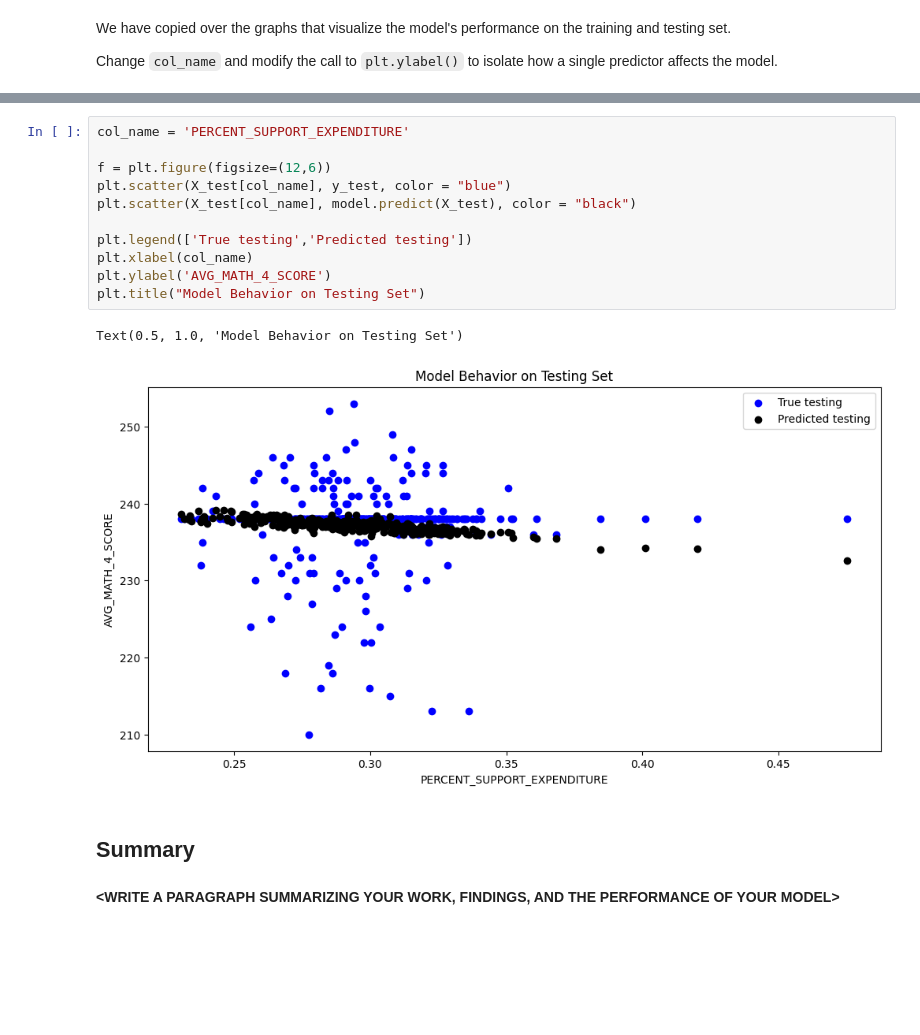
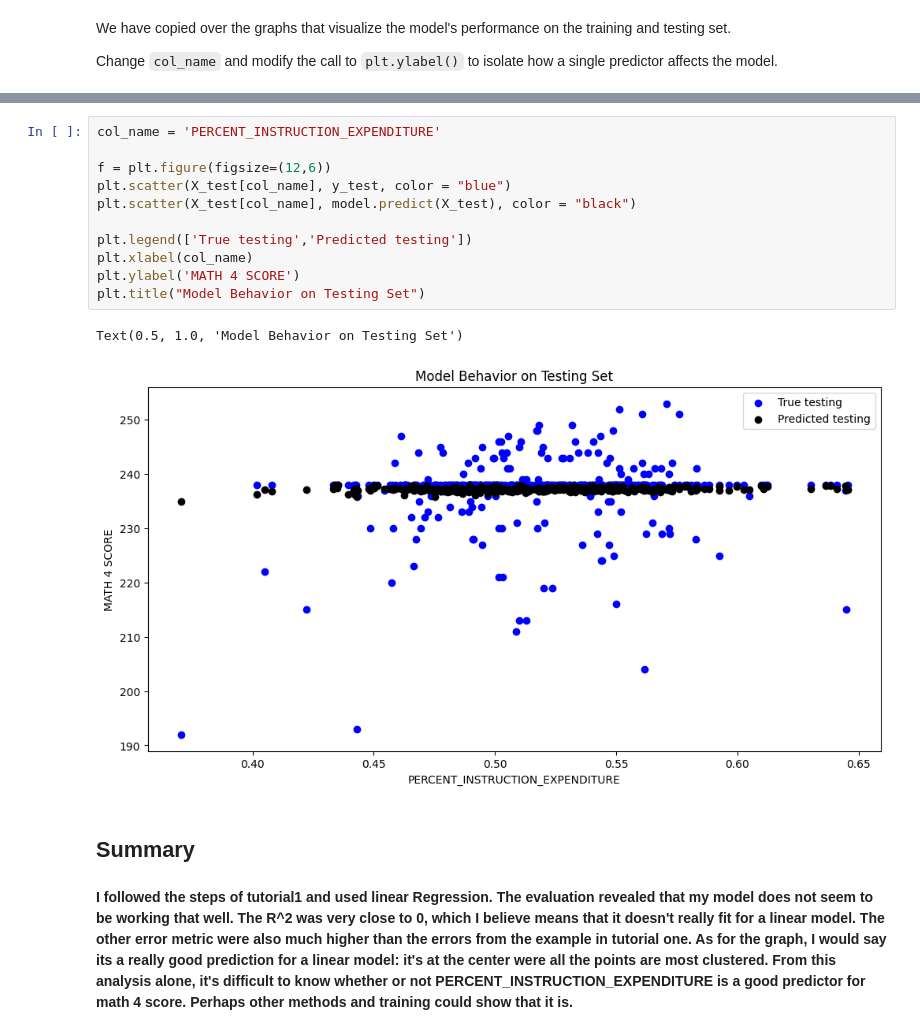
Before and after one commit to JhongLi91/mdst, a Jupyter notebook: 2023-Tutorials-main/tutorial1/checkpoint1.ipynb, the cells around one changed output, grey strips where cells are left out. Drawn from its saved outputs; the diff is of its cells as text; blank space fills up the shorter version.

```diff
--- a/2023-Tutorials-main/tutorial1/checkpoint1.ipynb
+++ b/2023-Tutorials-main/tutorial1/checkpoint1.ipynb
@@ -199,18 +214,18 @@ Text(0.5, 1.0, 'Model Behavior On Training Set')
 # %%
-col_name = 'PERCENT_SUPPORT_EXPENDITURE'
+col_name = 'PERCENT_INSTRUCTION_EXPENDITURE'
 
 f = plt.figure(figsize=(12,6))
 plt.scatter(X_test[col_name], y_test, color = "blue")
 plt.scatter(X_test[col_name], model.predict(X_test), color = "black")
 
 plt.legend(['True testing','Predicted testing'])
 plt.xlabel(col_name)
-plt.ylabel('AVG_MATH_4_SCORE')
+plt.ylabel('MATH 4 SCORE')
 plt.title("Model Behavior on Testing Set")
 # %% [output]
 Text(0.5, 1.0, 'Model Behavior on Testing Set')
-[figure, old version]
+[figure, new version]
 # %% [markdown]
 <h2> Summary </h2>
-# %% [markdown]
-**<WRITE A PARAGRAPH SUMMARIZING YOUR WORK, FINDINGS, AND THE PERFORMANCE OF YOUR MODEL\>**
+# %% [markdown]
+**I followed the steps of tutorial1 and used linear Regression. The evaluation revealed that my model does not seem to be working that well. The R^2 was very close to 0, which I believe means that it doesn't really fit for a linear model. The other error metric were also much higher than the errors from the example in tutorial one. As for the graph, I would say its a really good prediction for a linear model: it's at the center were all the points are most clustered. From this analysis alone, it's difficult to know whether or not PERCENT_INSTRUCTION_EXPENDITURE is a good predictor for math 4 score. Perhaps other methods and training could show that it is.**
```
Also changed, not shown: parts of 7 cells of this notebook, 2 other files.
